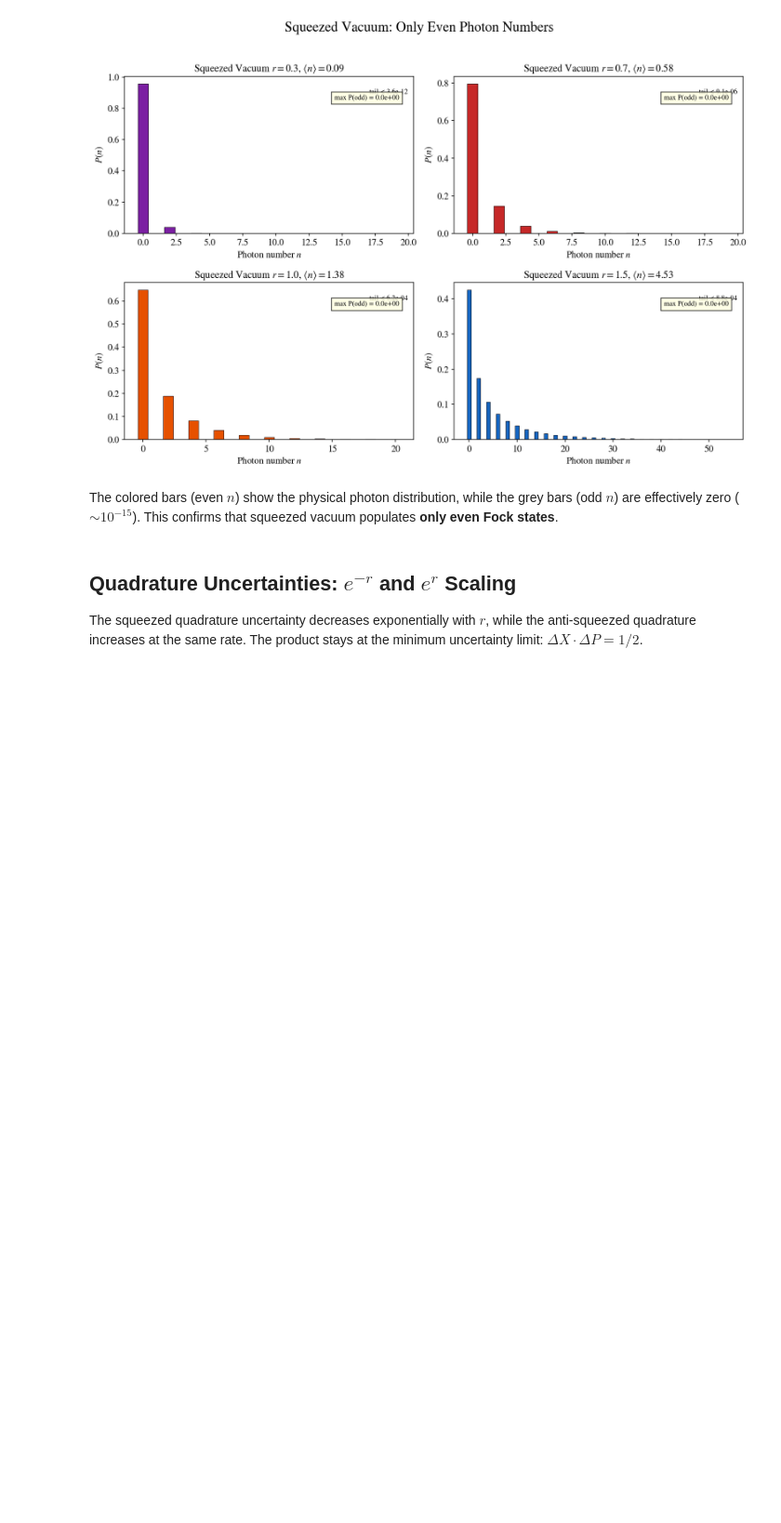
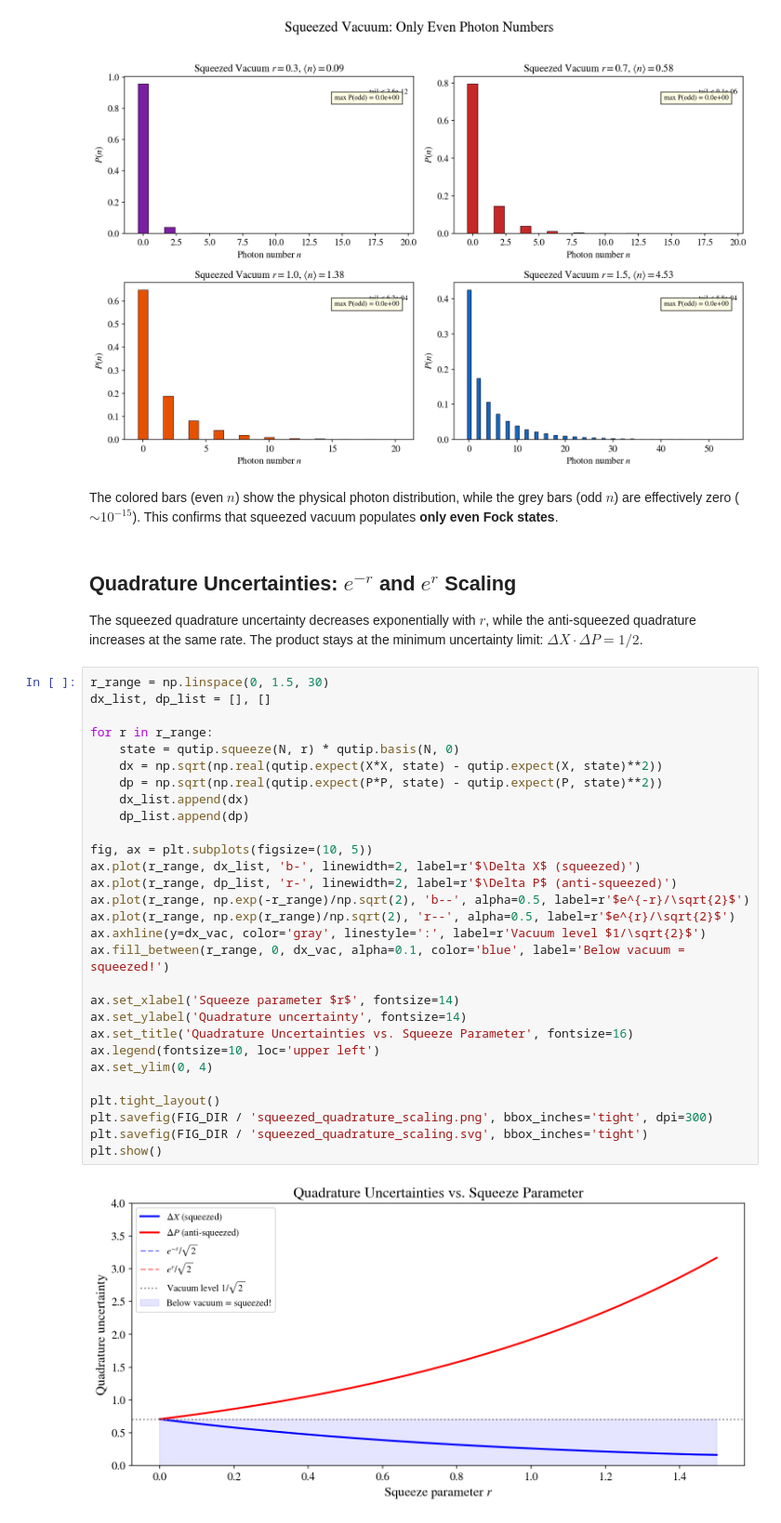
Before and after one commit to abbas-ahmad-cowlar/quantum-states-of-light, a Jupyter notebook: notebooks/03_squeezed_states.ipynb, the cells around one changed output. Shown at 93% size. Saved outputs shown, nothing was run; the diff lists cells and outputs as text; blank space fills up the shorter version.

Commit message:
Add 03 squeezed states cell 13: r_range = np.linspace(0, 1.5, 30)

```diff
--- a/notebooks/03_squeezed_states.ipynb
+++ b/notebooks/03_squeezed_states.ipynb
@@ -224,3 +224,34 @@ that squeezed vacuum populates **only even Fock states**.
 The squeezed quadrature uncertainty decreases exponentially with $r$, while the
 anti-squeezed quadrature increases at the same rate. The product stays at the
 minimum uncertainty limit: $\Delta X \cdot \Delta P = 1/2$.
+# %%
+r_range = np.linspace(0, 1.5, 30)
+dx_list, dp_list = [], []
+
+for r in r_range:
+    state = qutip.squeeze(N, r) * qutip.basis(N, 0)
+    dx = np.sqrt(np.real(qutip.expect(X*X, state) - qutip.expect(X, state)**2))
+    dp = np.sqrt(np.real(qutip.expect(P*P, state) - qutip.expect(P, state)**2))
+    dx_list.append(dx)
+    dp_list.append(dp)
+
+fig, ax = plt.subplots(figsize=(10, 5))
+ax.plot(r_range, dx_list, 'b-', linewidth=2, label=r'$\Delta X$ (squeezed)')
+ax.plot(r_range, dp_list, 'r-', linewidth=2, label=r'$\Delta P$ (anti-squeezed)')
+ax.plot(r_range, np.exp(-r_range)/np.sqrt(2), 'b--', alpha=0.5, label=r'$e^{-r}/\sqrt{2}$')
+ax.plot(r_range, np.exp(r_range)/np.sqrt(2), 'r--', alpha=0.5, label=r'$e^{r}/\sqrt{2}$')
+ax.axhline(y=dx_vac, color='gray', linestyle=':', label=r'Vacuum level $1/\sqrt{2}$')
+ax.fill_between(r_range, 0, dx_vac, alpha=0.1, color='blue', label='Below vacuum = squeezed!')
+
+ax.set_xlabel('Squeeze parameter $r$', fontsize=14)
+ax.set_ylabel('Quadrature uncertainty', fontsize=14)
+ax.set_title('Quadrature Uncertainties vs. Squeeze Parameter', fontsize=16)
+ax.legend(fontsize=10, loc='upper left')
+ax.set_ylim(0, 4)
+
+plt.tight_layout()
+plt.savefig(FIG_DIR / 'squeezed_quadrature_scaling.png', bbox_inches='tight', dpi=300)
+plt.savefig(FIG_DIR / 'squeezed_quadrature_scaling.svg', bbox_inches='tight')
+plt.show()
+# %% [output]
+[figure, added]
```
